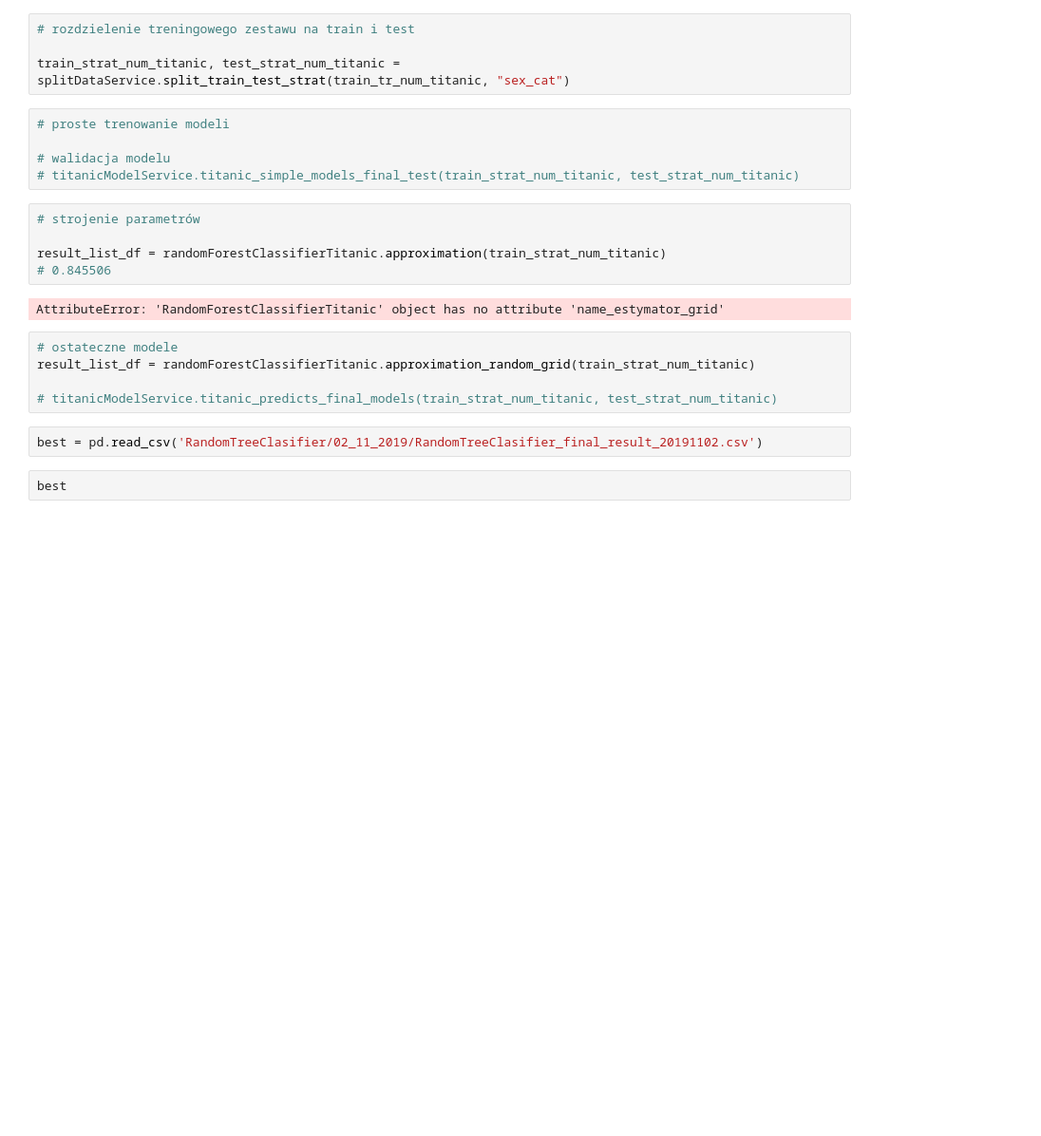
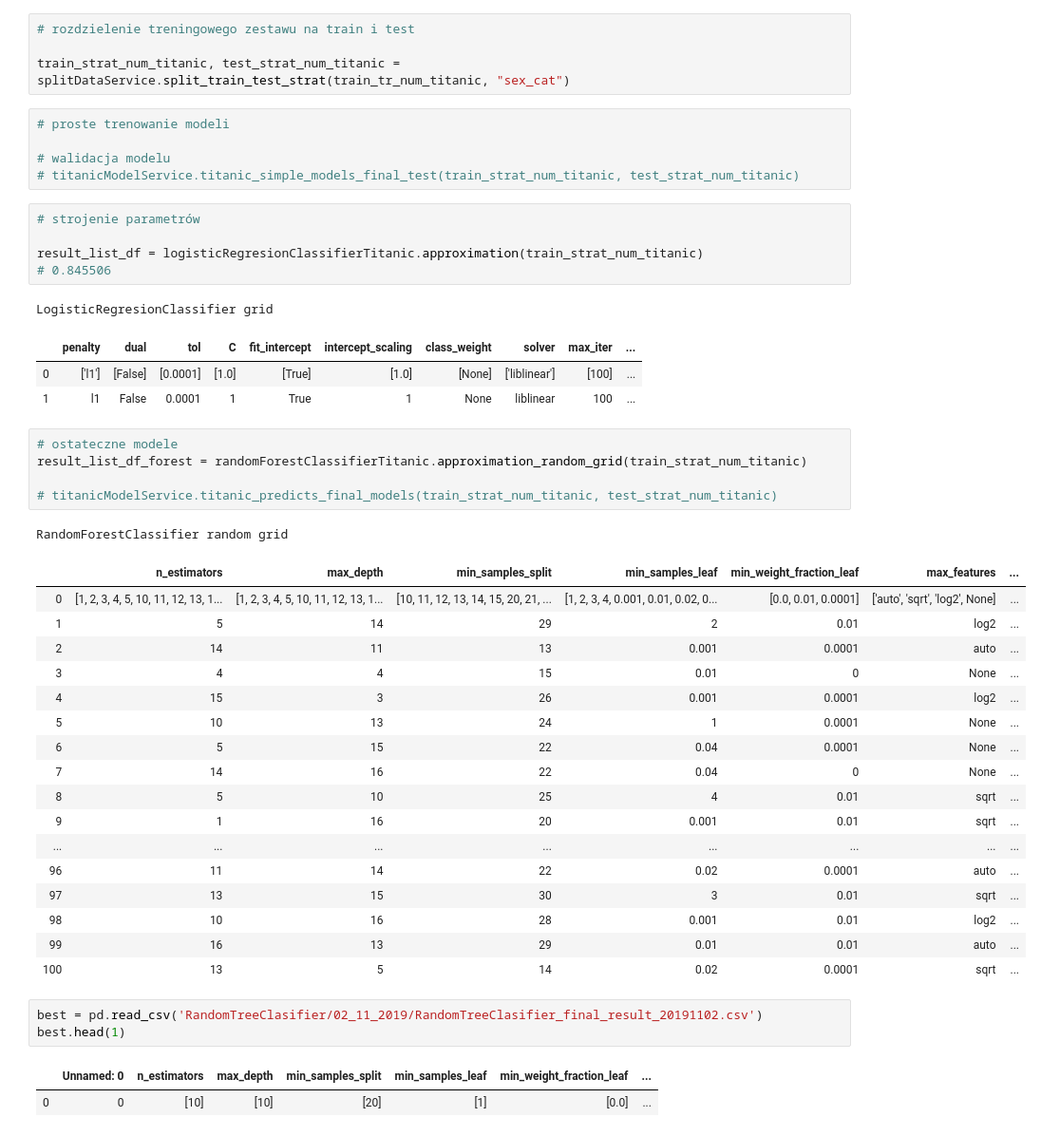
Before and after one commit to KamilJerzyWojcik/ML_framework, a Jupyter notebook: FeatureEngineering.ipynb, the cells around one changed output. Shown at 95% size. Saved outputs shown, nothing was run; the diff lists cells and outputs as text; blank space fills up the shorter version.

Commit message:
Model tefactor to regresion service

```diff
--- a/FeatureEngineering.ipynb
+++ b/FeatureEngineering.ipynb
@@ -76,16 +78,40 @@ train_strat_num_titanic, test_strat_num_titanic = splitDataService.split_train_t
 # %%
 # strojenie parametrów
 
-result_list_df = randomForestClassifierTitanic.approximation(train_strat_num_titanic)
+result_list_df = logisticRegresionClassifierTitanic.approximation(train_strat_num_titanic)
 # 0.845506
 # %% [output]
-AttributeError: 'RandomForestClassifierTitanic' object has no attribute 'name_estymator_grid'
+LogisticRegresionClassifier grid
+|  | penalty | dual | tol | C | fit_intercept | intercept_scaling | class_weight | solver | max_iter | ... |
+| 0 | ['l1'] | [False] | [0.0001] | [1.0] | [True] | [1.0] | [None] | ['liblinear'] | [100] | ... |
+| 1 | l1 | False | 0.0001 | 1 | True | 1 | None | liblinear | 100 | ... |
 # %%
 # ostateczne modele
-result_list_df = randomForestClassifierTitanic.approximation_random_grid(train_strat_num_titanic)
+result_list_df_forest = randomForestClassifierTitanic.approximation_random_grid(train_strat_num_titanic)
 
 # titanicModelService.titanic_predicts_final_models(train_strat_num_titanic, test_strat_num_titanic)
+# %% [output]
+RandomForestClassifier random grid
+|  | n_estimators | max_depth | min_samples_split | min_samples_leaf | min_weight_fraction_leaf | max_features | ... |
+| 0 | [1, 2, 3, 4, 5, 10, 11, 12, 13, 1... | [1, 2, 3, 4, 5, 10, 11, 12, 13, 1... | [10, 11, 12, 13, 14, 15, 20, 21, ... | [1, 2, 3, 4, 0.001, 0.01, 0.02, 0... | [0.0, 0.01, 0.0001] | ['auto', 'sqrt', 'log2', None] | ... |
+| 1 | 5 | 14 | 29 | 2 | 0.01 | log2 | ... |
+| 2 | 14 | 11 | 13 | 0.001 | 0.0001 | auto | ... |
+| 3 | 4 | 4 | 15 | 0.01 | 0 | None | ... |
+| 4 | 15 | 3 | 26 | 0.001 | 0.0001 | log2 | ... |
+| 5 | 10 | 13 | 24 | 1 | 0.0001 | None | ... |
+| 6 | 5 | 15 | 22 | 0.04 | 0.0001 | None | ... |
+| 7 | 14 | 16 | 22 | 0.04 | 0 | None | ... |
+| 8 | 5 | 10 | 25 | 4 | 0.01 | sqrt | ... |
+| 9 | 1 | 16 | 20 | 0.001 | 0.01 | sqrt | ... |
+| ... | ... | ... | ... | ... | ... | ... | ... |
+| 96 | 11 | 14 | 22 | 0.02 | 0.0001 | auto | ... |
+| 97 | 13 | 15 | 30 | 3 | 0.01 | sqrt | ... |
+| 98 | 10 | 16 | 28 | 0.001 | 0.01 | log2 | ... |
+| 99 | 16 | 13 | 29 | 0.01 | 0.01 | auto | ... |
+| 100 | 13 | 5 | 14 | 0.02 | 0.0001 | sqrt | ... |
 # %%
 best = pd.read_csv('RandomTreeClasifier/02_11_2019/RandomTreeClasifier_final_result_20191102.csv')
+best.head(1)
+# %% [output]
+|  | Unnamed: 0 | n_estimators | max_depth | min_samples_split | min_samples_leaf | min_weight_fraction_leaf | ... |
+| 0 | 0 | [10] | [10] | [20] | [1] | [0.0] | ... |
-# %%
-best
```
Also changed, not shown: parts of 2 cells of this notebook, 2 other files.
